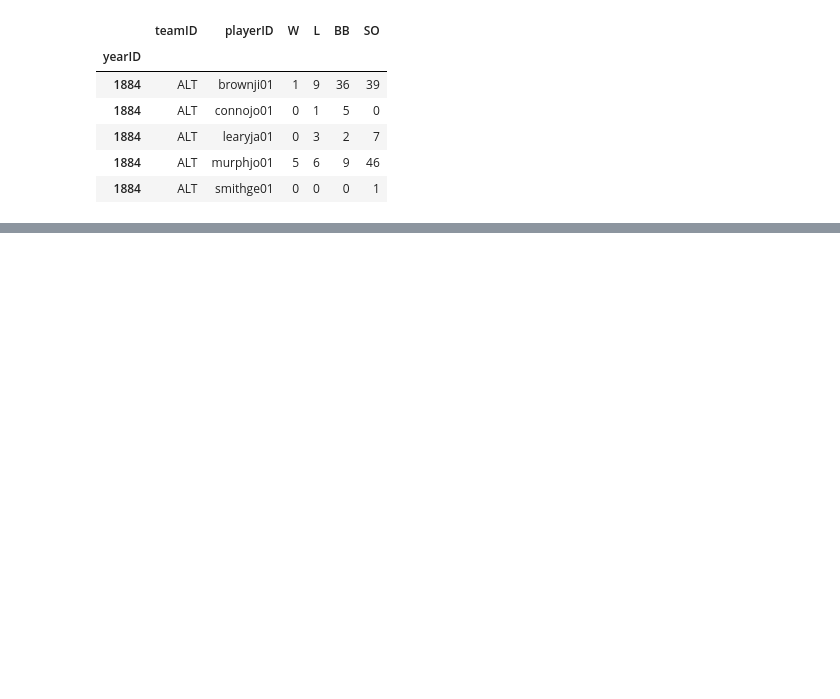
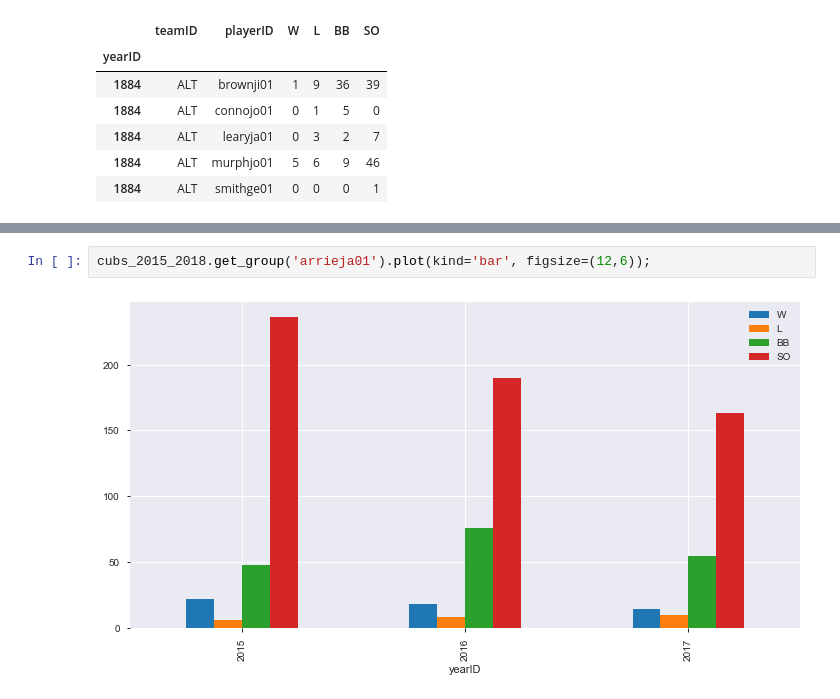
Before and after one commit to mariojrgithub/capstone, a Jupyter notebook: pitchers_eda.ipynb, the cells around one changed output, grey strips where cells are left out. Saved outputs shown, nothing was run; the diff lists cells and outputs as text; blank space fills up the shorter version.

```diff
--- a/pitchers_eda.ipynb
+++ b/pitchers_eda.ipynb
@@ -140,0 +127,4 @@ pitchers_teams[pitchers_teams['teamID'] == 'CHN'].loc[2015:2018].groupby('player
+# %%
+cubs_2015_2018.get_group('arrieja01').plot(kind='bar', figsize=(12,6));
+# %% [output]
+[figure, added]
```
Also changed, not shown: parts of 4 cells of this notebook, 4 other files.
